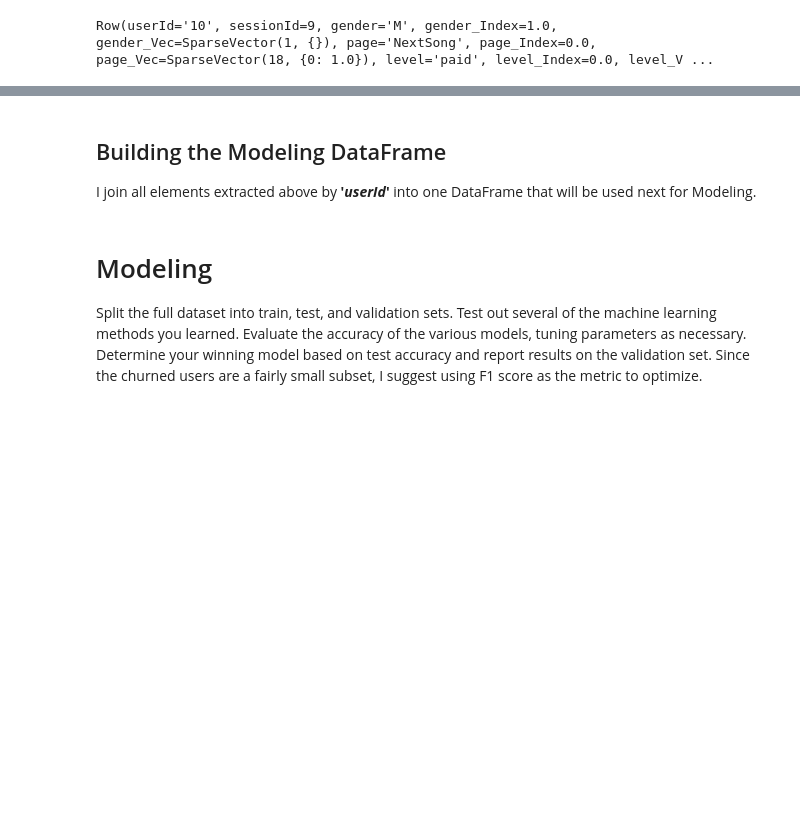
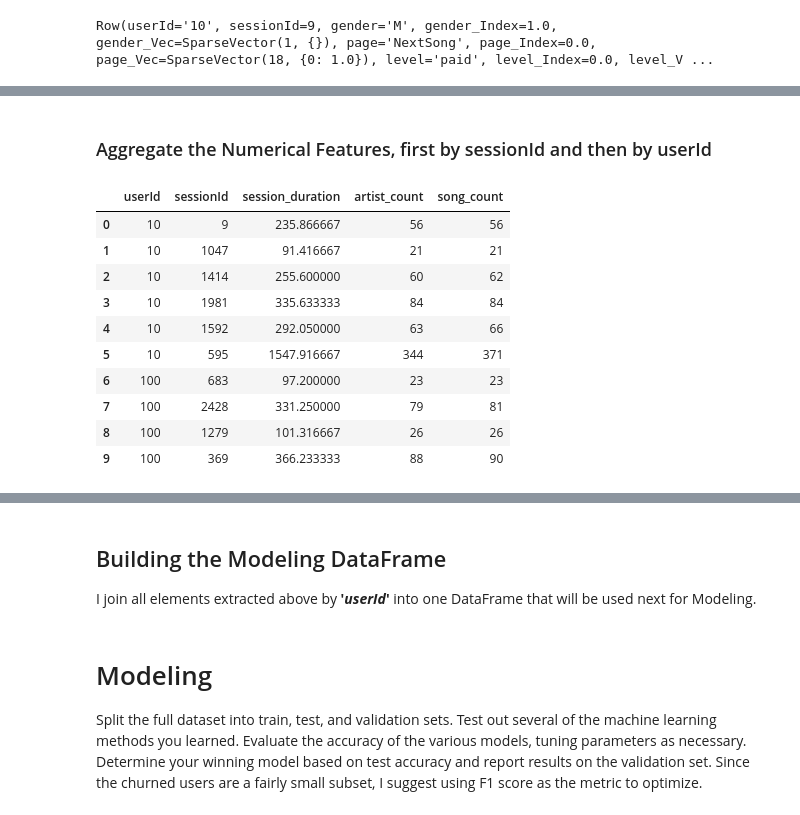
Before and after one commit to ChristopheBunn/Udacity-Data-Scientist-Nanodegree, a Jupyter notebook: Jupyter Notebooks/11 - Data Scientist Capstone/Sparkify_Bunn_v1.ipynb, the cells around one changed output, grey strips where cells are left out. Saved outputs shown, nothing was run; the diff lists cells and outputs as text; code cells hidden in the pictures; blank space fills up the shorter version.

```diff
--- a/Jupyter Notebooks/11 - Data Scientist Capstone/Sparkify_Bunn_v1.ipynb
+++ b/Jupyter Notebooks/11 - Data Scientist Capstone/Sparkify_Bunn_v1.ipynb
@@ -795,0 +788,23 @@ sparkify_cat_df.toPandas().head(10)
+# %% [markdown]
+### Aggregate the Numerical Features, first by sessionId and then by userId ###
+# %%
+ms_to_min = 1 / (1000 * 60)
+
+sparkify_num_df = sparkify_churn_df.groupby(['userId', 'sessionId']) \
+                                   .agg(((Fmax(sparkify_churn_df.ts) - Fmin(sparkify_churn_df.ts)) * ms_to_min).alias('session_duration'), \
+                                        countDistinct(sparkify_churn_df.artist).alias('artist_count'),
+                                        countDistinct(sparkify_churn_df.song).alias('song_count')) \
+                                   .sort('userId')
+sparkify_num_df.toPandas().head(10)
+# %% [output]
+|  | userId | sessionId | session_duration | artist_count | song_count |
+| 0 | 10 | 9 | 235.866667 | 56 | 56 |
+| 1 | 10 | 1047 | 91.416667 | 21 | 21 |
+| 2 | 10 | 1414 | 255.600000 | 60 | 62 |
+| 3 | 10 | 1981 | 335.633333 | 84 | 84 |
+| 4 | 10 | 1592 | 292.050000 | 63 | 66 |
+| 5 | 10 | 595 | 1547.916667 | 344 | 371 |
+| 6 | 100 | 683 | 97.200000 | 23 | 23 |
+| 7 | 100 | 2428 | 331.250000 | 79 | 81 |
+| 8 | 100 | 1279 | 101.316667 | 26 | 26 |
+| 9 | 100 | 369 | 366.233333 | 88 | 90 |
```
Also changed, not shown: parts of 8 cells of this notebook.
